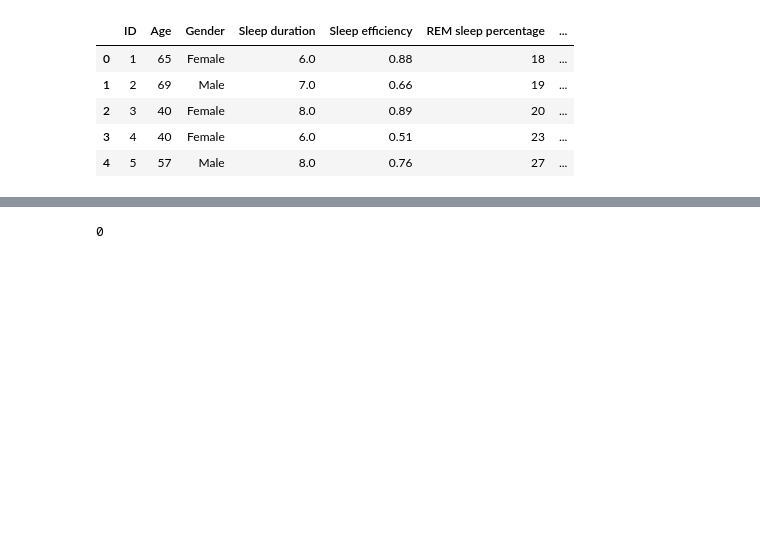
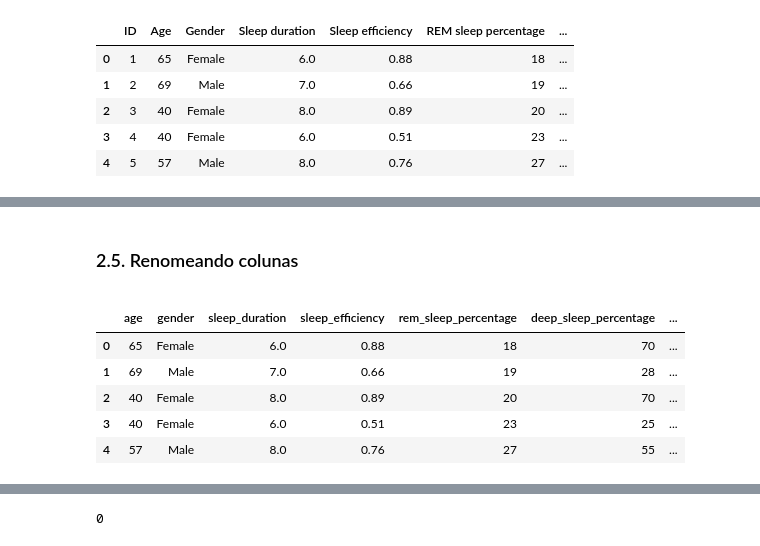
Before and after one commit to atlantico-academy/equipe1-2024.2, a Jupyter notebook: notebooks/02-comparative_analysis.ipynb, the cells around one changed output, grey strips where cells are left out. Drawn from its saved outputs; the diff is of its cells as text; code cells hidden in the pictures; blank space fills up the shorter version.

```diff
--- a/notebooks/02-comparative_analysis.ipynb
+++ b/notebooks/02-comparative_analysis.ipynb
@@ -236,18 +267,21 @@ dtype: object
 # %%
-# Transformação De Variaveis Temporais
+# Convertendo as colunas para datetime
+df['Bedtime'] = pd.to_datetime(df['Bedtime'], format='%Y-%m-%d %H:%M:%S')
+df['Wakeup time']= pd.to_datetime(df['Wakeup time'], format='%Y-%m-%d %H:%M:%S')
 
-df['Bedtime'] = pd.to_datetime(df['Bedtime'])
-df['Wakeup time'] = pd.to_datetime(df['Wakeup time'])
+# Extraindo apenas a hora
+df['bedtime_hour'] = df['Bedtime'].dt.hour
+df['wakeup_hour']= df['Wakeup time'].dt.hour
 
-# Separando em data e hora para 'Bedtime'
-df['bedtime_date'] = df['Bedtime'].dt.date
-df['bedtime_hour'] = df['Bedtime'].dt.time
+# Aplicando a conversão cíclica
+df['bedtime_hour_sin'] = np.sin(df['bedtime_hour'] * (2. * np.pi / 24))
+df['bedtime_hour_cos'] = np.cos(df['bedtime_hour'] * (2. * np.pi / 24))
 
-# Separarando em data e hora para 'Wakeup time'
-df['wakeup_date'] = df['Wakeup time'].dt.date
-df['wakeup_hour'] = df['Wakeup time'].dt.time
+df['wakeup_hour_sin'] = np.sin(df['wakeup_hour'] * (2. * np.pi / 24))
+df['wakeup_hour_cos'] = np.cos(df['wakeup_hour'] * (2. * np.pi / 24))
 
-df = df.drop(columns=['Bedtime', 'Wakeup time'])
+# Removendo as colunas originais de Bedtime e Wakeup time, e também as horas
+df = df.drop(columns=['Bedtime', 'Wakeup time', 'bedtime_hour', 'wakeup_hour'])
 
 display(df.head())
 # %% [output]
@@ -266,14 +306,13 @@ display(df.head())
 # %%
 # Conversão De Unidades
-
 def oz_to_g(oz):
     return oz * 28.3495
 
 # Aplicando a conversão na coluna 'Alcohol consumption'
-df['alcohol_consumption_g'] = df['Alcohol consumption'].apply(oz_to_g)
+df['alcohol_consumption_g'] = df['Alcohol consumption'].apply(oz_to_g).round(2)
 df = df.drop(columns=['Alcohol consumption'])
 
-display(df.head().round(2))
+display(df.head())
 # %% [output]
 |  | ID | Age | Gender | Sleep duration | Sleep efficiency | REM sleep percentage | ... |
 | 0 | 1 | 65 | Female | 6.0 | 0.88 | 18 | ... |
@@ -287,0 +347,19 @@ display(df.head().round(2))
+# %% [markdown]
+<div id='renomear_colunas'><h3>2.5. Renomeando colunas</h3></div>
+# %%
+# Renomeando coluna de Caffeine consumption para incluir a unidade de medida em mg
+df.rename(columns={
+   'Caffeine consumption': 'caffeine_consumption_mg',
+}, inplace=True)
+
+# Renomeando colunas no padrão snake_case
+df.columns = [col.replace(' ', '_').lower() for col in df.columns]
+
+display(df.head())
+# %% [output]
+|  | age | gender | sleep_duration | sleep_efficiency | rem_sleep_percentage | deep_sleep_percentage | ... |
+| 0 | 65 | Female | 6.0 | 0.88 | 18 | 70 | ... |
+| 1 | 69 | Male | 7.0 | 0.66 | 19 | 28 | ... |
+| 2 | 40 | Female | 8.0 | 0.89 | 20 | 70 | ... |
+| 3 | 40 | Female | 6.0 | 0.51 | 23 | 25 | ... |
+| 4 | 57 | Male | 8.0 | 0.76 | 27 | 55 | ... |
```
Also changed, not shown: parts of 49 cells of this notebook.
